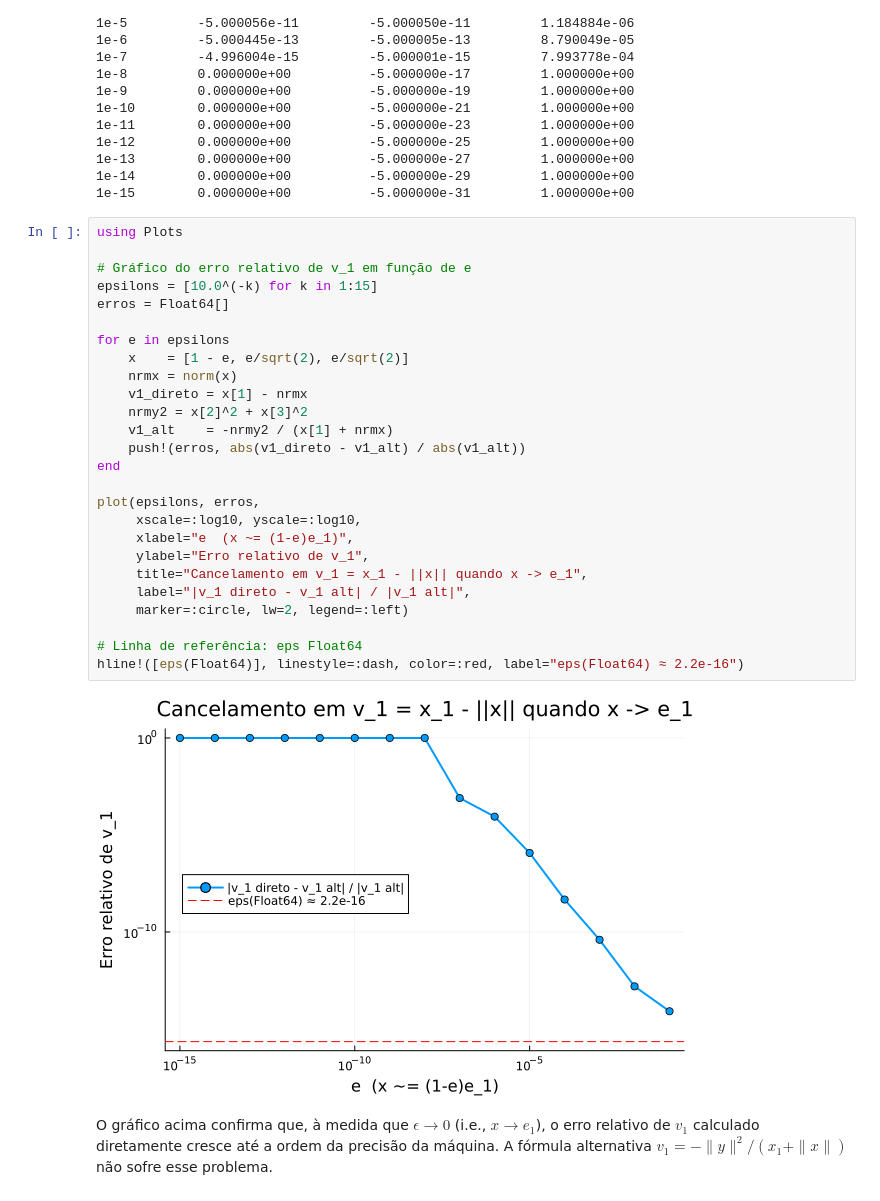
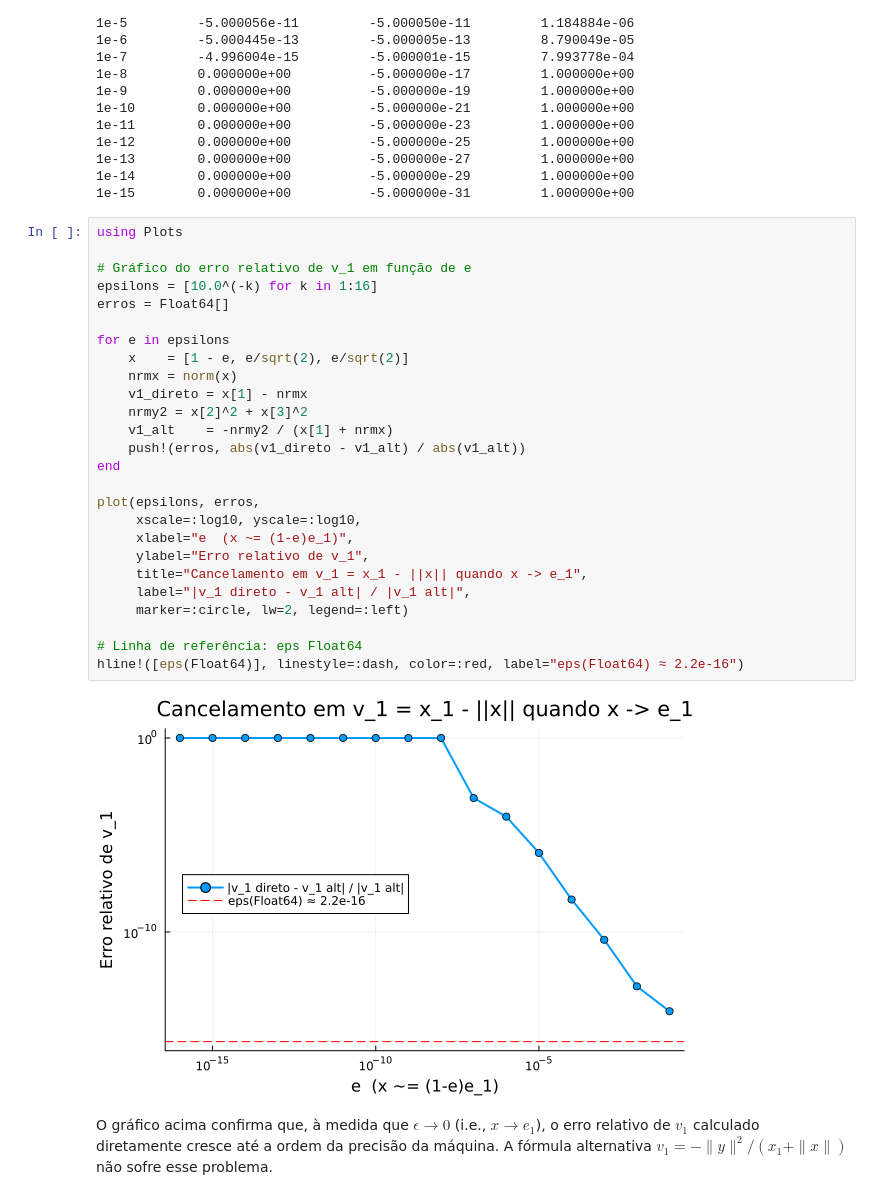
Before and after one commit to Jose-Pedro-Dresch/aln_pjt4_refletores, a Jupyter notebook: Projeto4_Questao1.ipynb, the cells around one changed output. Cells and saved outputs as stored; diff of their text form.

```diff
--- a/Projeto4_Questao1.ipynb
+++ b/Projeto4_Questao1.ipynb
@@ -374,30 +374,30 @@ e             v_1 direto            v_1 alternativo       erro relativo
 # %%
 using Plots
 
 # Gráfico do erro relativo de v_1 em função de e
-epsilons = [10.0^(-k) for k in 1:15]
+epsilons = [10.0^(-k) for k in 1:16]
 erros = Float64[]
 
 for e in epsilons
     x    = [1 - e, e/sqrt(2), e/sqrt(2)]
     nrmx = norm(x)
     v1_direto = x[1] - nrmx
     nrmy2 = x[2]^2 + x[3]^2
     v1_alt    = -nrmy2 / (x[1] + nrmx)
     push!(erros, abs(v1_direto - v1_alt) / abs(v1_alt))
 end
 
 plot(epsilons, erros,
      xscale=:log10, yscale=:log10,
      xlabel="e  (x ~= (1-e)e_1)",
      ylabel="Erro relativo de v_1",
      title="Cancelamento em v_1 = x_1 - ||x|| quando x -> e_1",
      label="|v_1 direto - v_1 alt| / |v_1 alt|",
      marker=:circle, lw=2, legend=:left)
 
 # Linha de referência: eps Float64
 hline!([eps(Float64)], linestyle=:dash, color=:red, label="eps(Float64) ≈ 2.2e-16")
 # %% [output]
-[figure, old version]
+[figure, new version]
 # %% [markdown]
 O gráfico acima confirma que, à medida que $\epsilon \to 0$ (i.e., $x \to e_1$), o erro relativo de $v_1$ calculado diretamente cresce até a ordem da precisão da máquina. A fórmula alternativa $v_1 = -\|y\|^2/(x_1 + \|x\|)$ não sofre esse problema.
```
Also changed, not shown: parts of 1 cell of this notebook.
